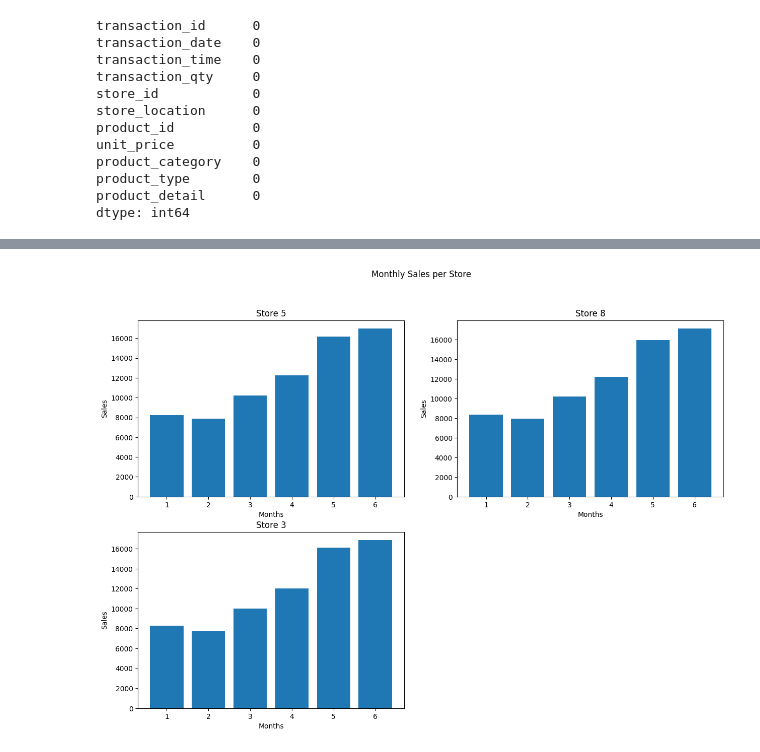
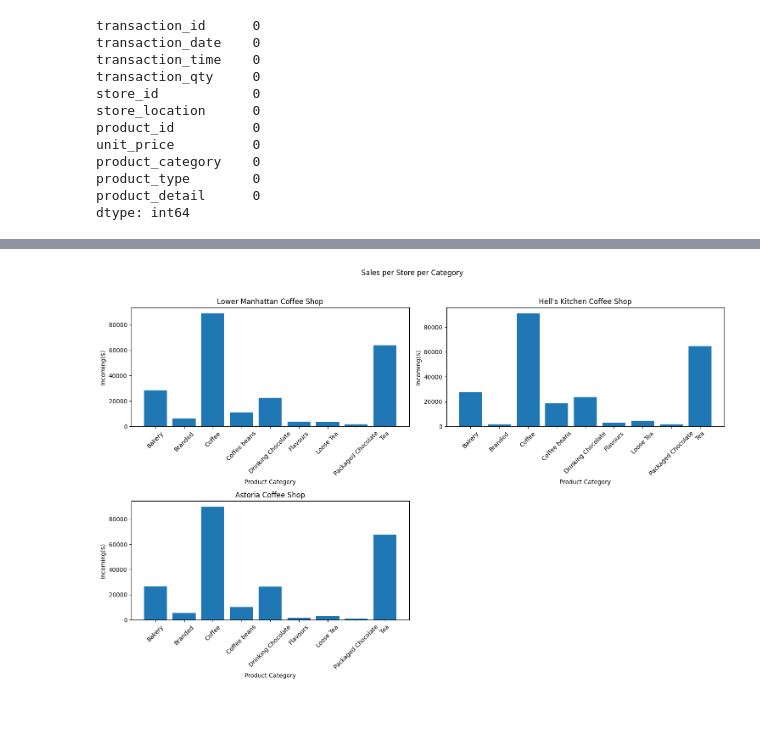
Before and after one commit to mthspm/DataAnalysePandas, a Jupyter notebook: src/CoffeShopSales/main.ipynb, the cells around one changed output, grey strips where cells are left out. Saved outputs shown, nothing was run; the diff lists cells and outputs as text; code cells hidden in the pictures; blank space fills up the shorter version.

Commit message:
refactor: Coffeeshop adjustments and quick fix on readme

```diff
--- a/src/CoffeShopSales/main.ipynb
+++ b/src/CoffeShopSales/main.ipynb
@@ -171,23 +148,22 @@ plt.show()
-# %%
-# Histogram - Monthly Sales Per Store
-
-monthly_sales_per_store = {}
-for store in df['store_id'].unique():
-    monthly_sales_per_store[store] = {}
-    for month in df['month'].unique():
-        monthly_sales_per_store[store][month] = df[(df['store_id'] == store) & (df['month'] == month)]['transaction_qty'].sum()
-
-fig, ax = plt.subplots(2, 2, figsize=(15, 10))
-fig.suptitle('Monthly Sales per Store')
-ax = ax.ravel()
-
-for i, store in enumerate(df['store_id'].unique()):
-    ax[i].bar(monthly_sales_per_store[store].keys(), monthly_sales_per_store[store].values())
-    ax[i].set_title(f'Store {store}')
-    ax[i].set_xlabel('Months')
-    ax[i].set_ylabel('Sales')
-
-fig.delaxes(ax[-1])
-plt.show()
-# %% [output]
-[figure, removed]
+# %%
+stores_products_sells_type = df[['store_location','product_category', 'total_price']].groupby(['store_location', 'product_category']).sum()
+
+# Histogram - Sales per store per category of product
+
+fig, ax = plt.subplots(2, 2, figsize=(15, 10))
+fig.suptitle('Sales per Store per Category')
+ax = ax.ravel()
+
+for i, store in enumerate(df['store_location'].unique()):
+    store_products_sells_type = stores_products_sells_type.loc[store]
+    ax[i].bar(store_products_sells_type.index, store_products_sells_type['total_price'])
+    ax[i].set_title(f'{store} Coffee Shop')
+    ax[i].set_xlabel('Product Category')
+    ax[i].set_ylabel('Incoming($)')
+    ax[i].tick_params(axis='x', rotation=45)
+
+fig.delaxes(ax[-1])
+plt.tight_layout(rect=[0, 0, 1, 0.96])
+plt.show()
+# %% [output]
+[figure, added]
```
Also changed, not shown: parts of 14 cells of this notebook, 1 other file.
